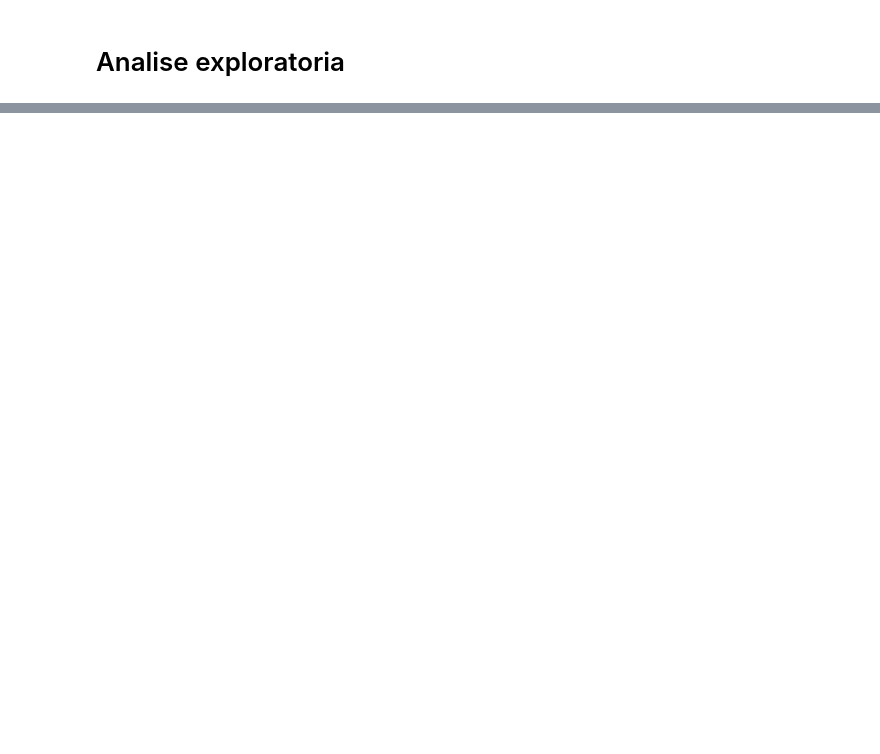
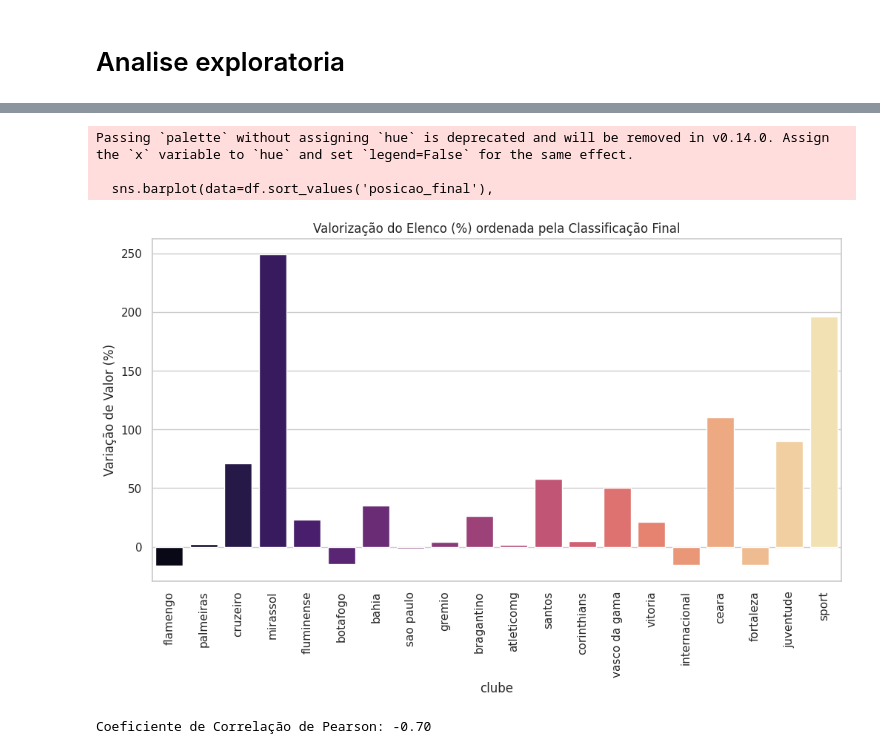
Before and after one commit to Willian-Fagundes/moneyball-brasileirao, a Jupyter notebook: scripts/eda.ipynb, the cells around one changed output, grey strips where cells are left out. Drawn from its saved outputs; the diff is of its cells as text; code cells hidden in the pictures; blank space fills up the shorter version.

```diff
--- a/scripts/eda.ipynb
+++ b/scripts/eda.ipynb
@@ -15,0 +60,30 @@ conn = sqlite3.connect('/workspaces/moneyball-brasileirao/databases/brasileirao.
+# %%
+sns.set_theme(style="whitegrid")
+plt.rcParams['figure.figsize'] = (12, 6)
+
+def univariadas(df, coluna):
+    # 1. Distribuição do Valor de Mercado (Início do Ano)
+    plt.figure()
+    sns.histplot(df[coluna], kde=True, color='skyblue', bins=10)
+    plt.title(f'Distribuição do Valor de Mercado dos Clubes ({coluna})')
+    plt.xlabel('Valor de Mercado (em milhões)')
+    plt.ylabel('Frequência (Nº de Clubes)')
+    plt.show()
+
+    # 2. Boxplot para detectar Outliers Financeiros
+    plt.figure()
+    sns.boxplot(x=df[coluna], color='lightgreen')
+    plt.title('Dispersão Financeira e Identificação de Outliers')
+    plt.xlabel('Valor de Mercado')
+    plt.show()
+
+    # 3. Perfil de Idade Média
+    plt.figure()
+    sns.barplot(data=df.sort_values('media_idade'), x='clube', y='media_idade', palette='viridis')
+    plt.xticks(rotation=90)
+    plt.title('Média de Idade por Clube (do mais jovem ao mais experiente)')
+    plt.ylim(20, 35)
+    plt.show()
+
+univariadas(df, 'valor_final')
+univariadas(df, 'valor_inicio')
@@ -15,0 +128,21 @@ conn = sqlite3.connect('/workspaces/moneyball-brasileirao/databases/brasileirao.
+# %%
+# Criando a métrica de valorização
+df['valorizacao_percentual'] = ((df['valor_final'] - df['valor_inicio']) / df['valor_inicio']) * 100
+
+plt.figure(figsize=(12, 6))
+sns.barplot(data=df.sort_values('posicao_final'),
+            x='clube', y='valorizacao_percentual', palette='magma')
+plt.xticks(rotation=90)
+plt.title('Valorização do Elenco (%) ordenada pela Classificação Final')
+plt.ylabel('Variação de Valor (%)')
+plt.show()
+# %% [output]
+Passing `palette` without assigning `hue` is deprecated and will be removed in v0.14.0. Assign the `x` variable to `hue` and set `legend=False` for the same effect.
+
+  sns.barplot(data=df.sort_values('posicao_final'),
+[figure, added]
+# %%
+correlacao = df['valor_final'].corr(df['posicao_final'])
+print(f"Coeficiente de Correlação de Pearson: {correlacao:.2f}")
+# %% [output]
+Coeficiente de Correlação de Pearson: -0.70
```
Also changed, not shown: parts of 14 cells of this notebook, 2 other files.
